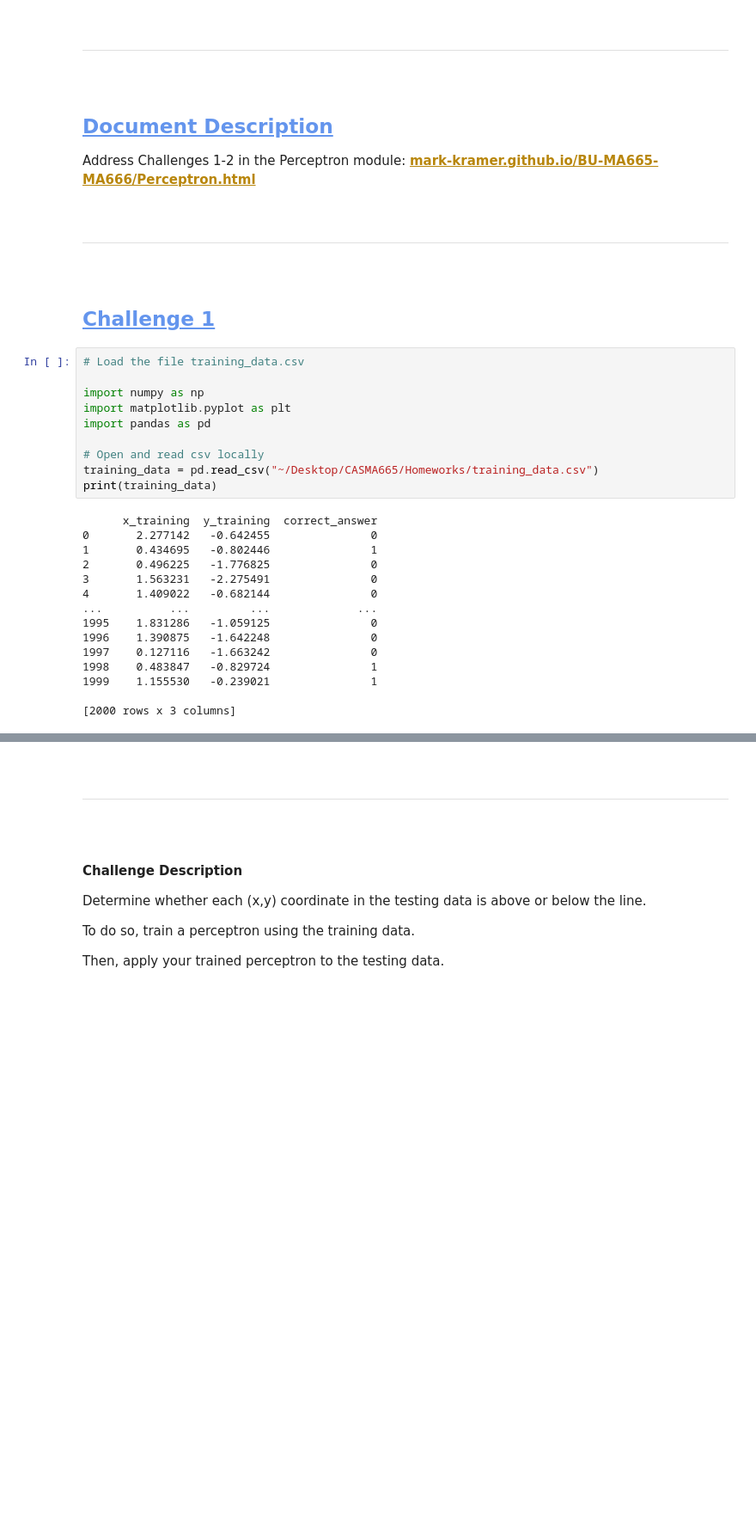
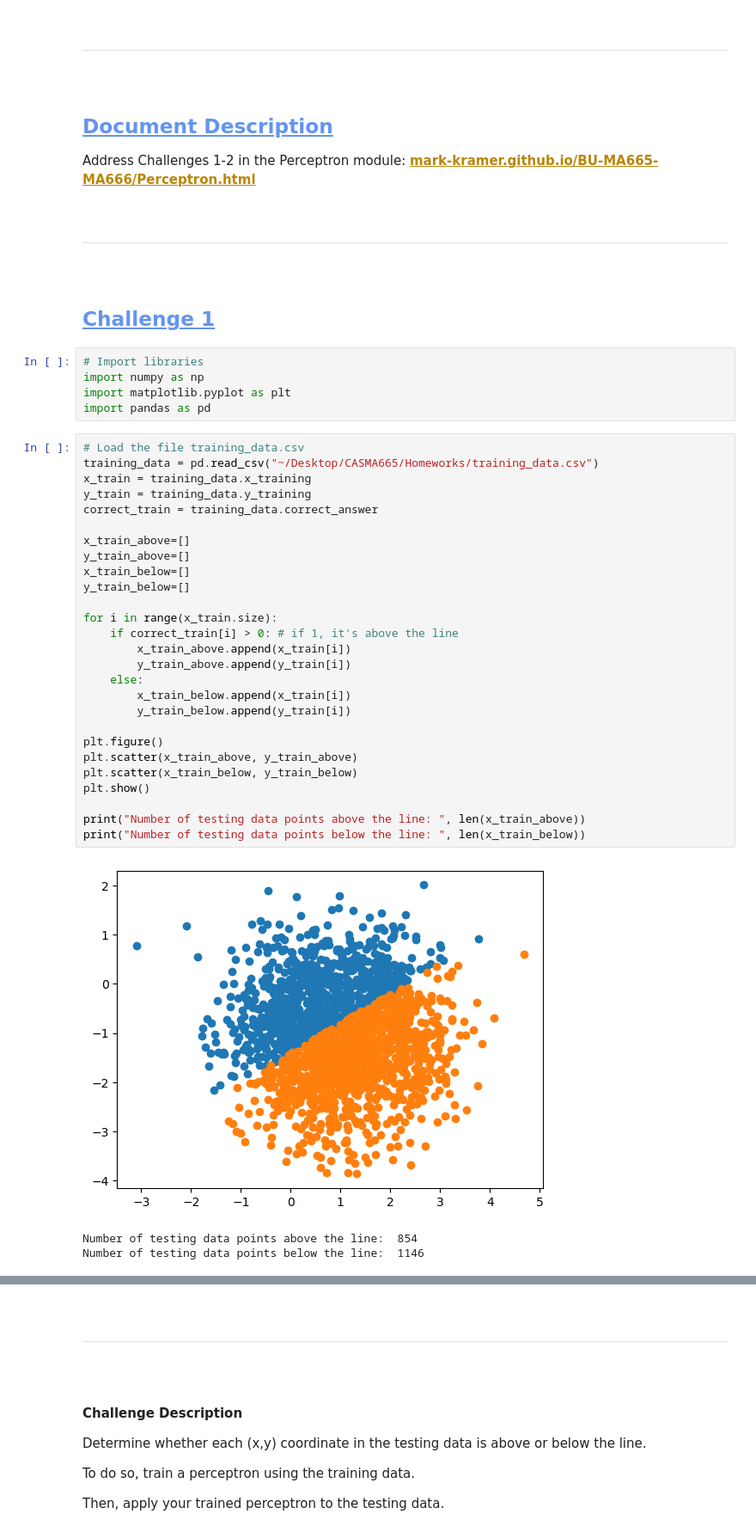
Before and after one commit to brittahn/CASMA665, a Jupyter notebook: Homeworks/AhnB_HW3-Perceptron_CASMA665_F2024.ipynb, the cells around one changed output, grey strips where cells are left out. Shown at 86% size. Drawn from its saved outputs; the diff is of its cells as text; blank space fills up the shorter version.

```diff
--- a/Homeworks/AhnB_HW3-Perceptron_CASMA665_F2024.ipynb
+++ b/Homeworks/AhnB_HW3-Perceptron_CASMA665_F2024.ipynb
@@ -32,28 +32,39 @@ ___
 </pre>
 
 ## <span style="color:cornflowerblue"><ins>**Challenge 1**</ins></span>
+# %%
+# Import libraries
+import numpy as np
+import matplotlib.pyplot as plt
+import pandas as pd
 # %%
 # Load the file training_data.csv
+training_data = pd.read_csv("~/Desktop/CASMA665/Homeworks/training_data.csv")
+x_train = training_data.x_training
+y_train = training_data.y_training
+correct_train = training_data.correct_answer
 
-import numpy as np
-import matplotlib.pyplot as plt
-import pandas as pd
+x_train_above=[]
+y_train_above=[]
+x_train_below=[]
+y_train_below=[]
 
-# Open and read csv locally
-training_data = pd.read_csv("~/Desktop/CASMA665/Homeworks/training_data.csv")
-print(training_data)
+for i in range(x_train.size):
+    if correct_train[i] > 0: # if 1, it's above the line
+        x_train_above.append(x_train[i])
+        y_train_above.append(y_train[i])
+    else:
+        x_train_below.append(x_train[i])
+        y_train_below.append(y_train[i])
+
+plt.figure()
+plt.scatter(x_train_above, y_train_above)
+plt.scatter(x_train_below, y_train_below)
+plt.show()
+
+print("Number of testing data points above the line: ", len(x_train_above))
+print("Number of testing data points below the line: ", len(x_train_below))
 # %% [output]
+[figure, added]
-      x_training  y_training  correct_answer
-0       2.277142   -0.642455               0
-1       0.434695   -0.802446               1
-2       0.496225   -1.776825               0
-3       1.563231   -2.275491               0
-4       1.409022   -0.682144               0
-...          ...         ...             ...
-1995    1.831286   -1.059125               0
-1996    1.390875   -1.642248               0
-1997    0.127116   -1.663242               0
-1998    0.483847   -0.829724               1
-1999    1.155530   -0.239021               1
-
-[2000 rows x 3 columns]
+Number of testing data points above the line:  854
+Number of testing data points below the line:  1146
```
Also changed, not shown: parts of 4 cells of this notebook, 1 other file.
